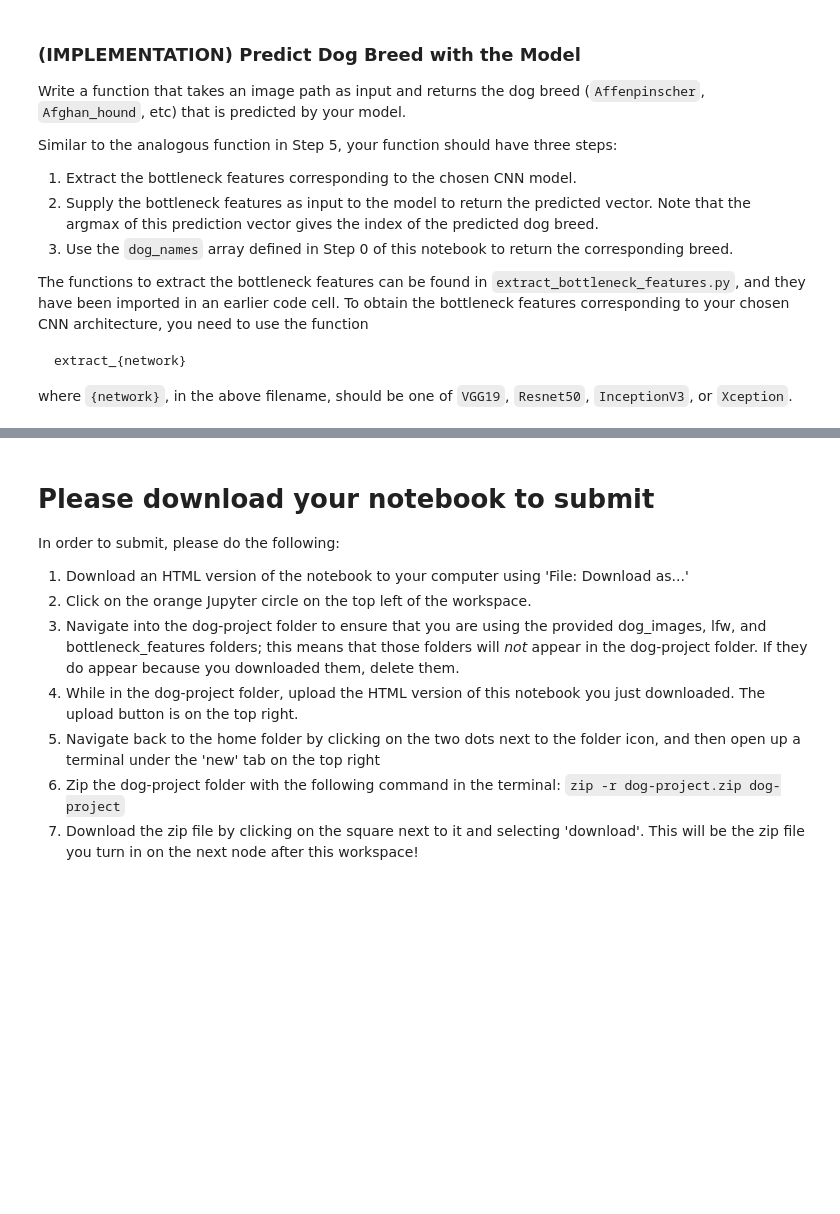
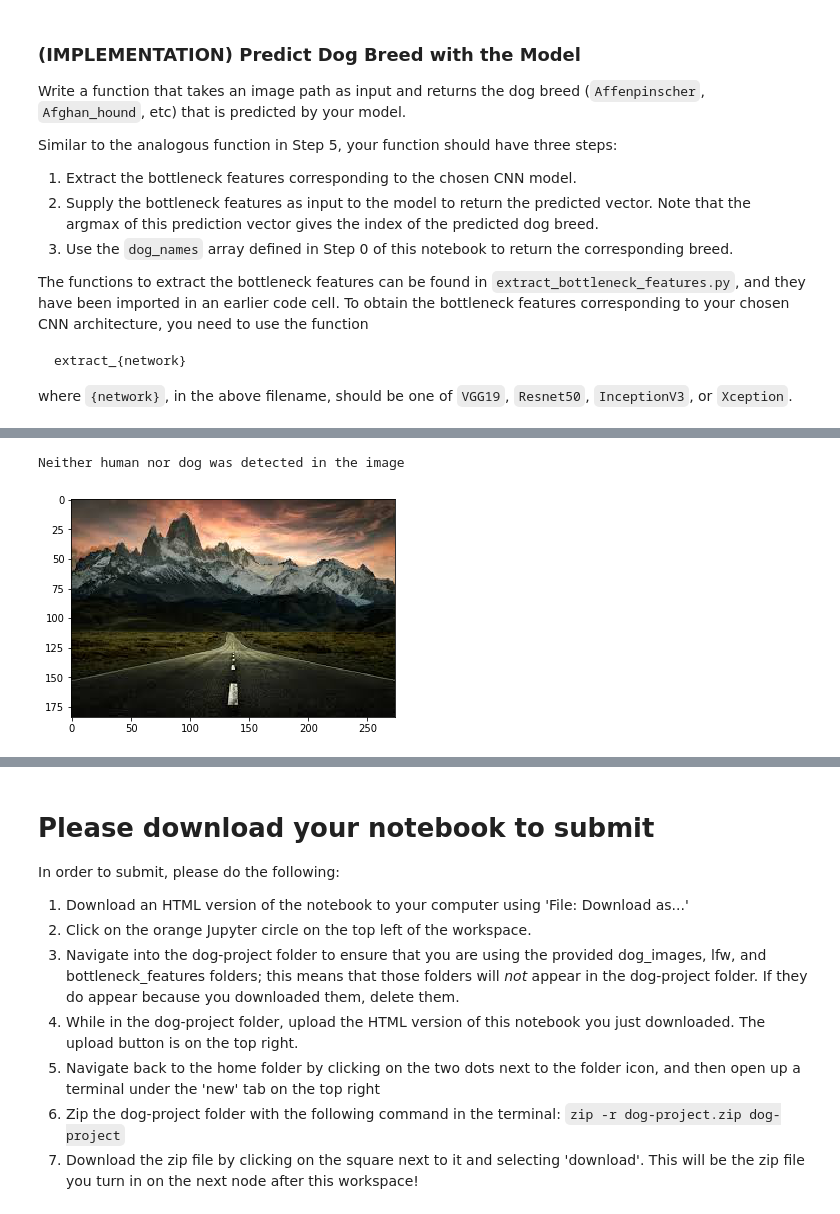
Before and after one commit to fgessa/dog_breed_classifier, a Jupyter notebook: dog_app.ipynb, the cells around one changed output, grey strips where cells are left out. Saved outputs shown, nothing was run; the diff lists cells and outputs as text; code cells hidden in the pictures; blank space fills up the shorter version.

```diff
--- a/dog_app.ipynb
+++ b/dog_app.ipynb
@@ -799,0 +838,5 @@ The are 8 test images samples
+# %%
+predict_dog_breed(samples_test_images[2])
+# %% [output]
+Neither human nor dog was detected in the image
+[figure, added]
```
Also changed, not shown: parts of 23 cells of this notebook.
